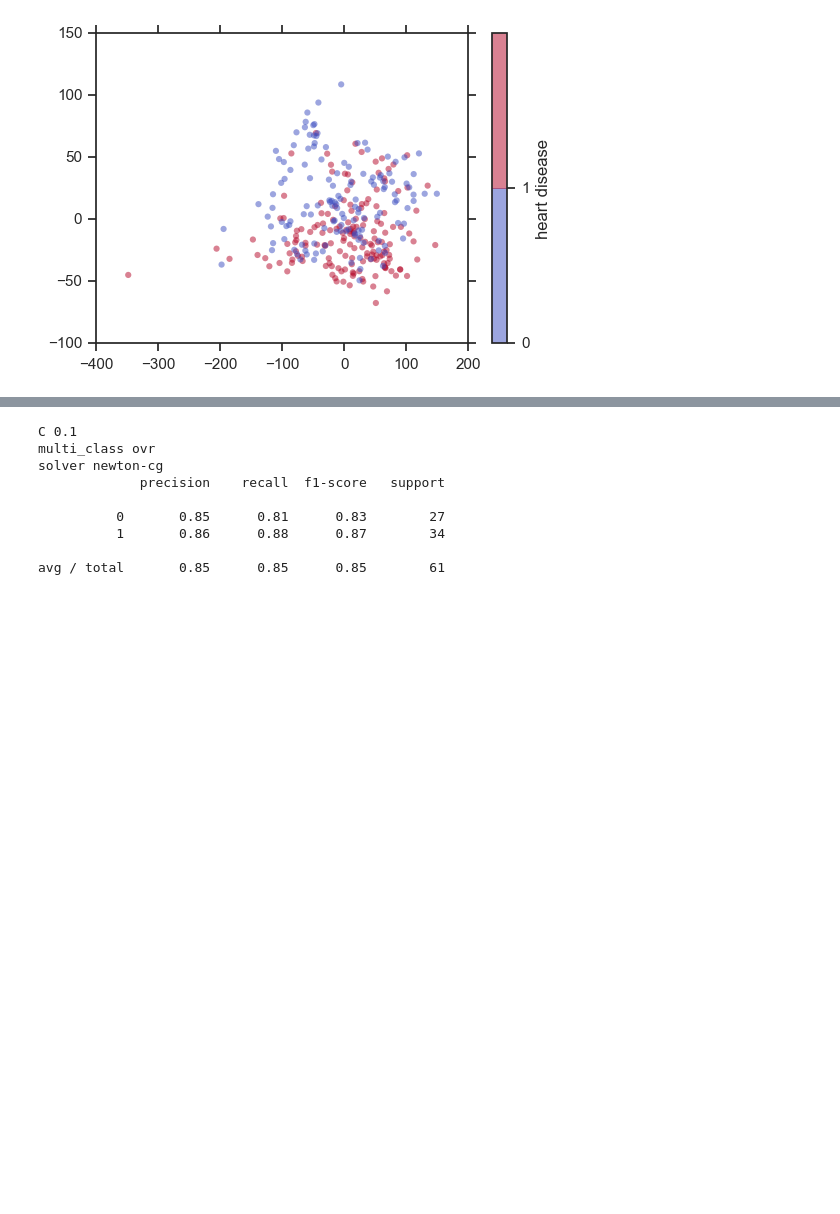
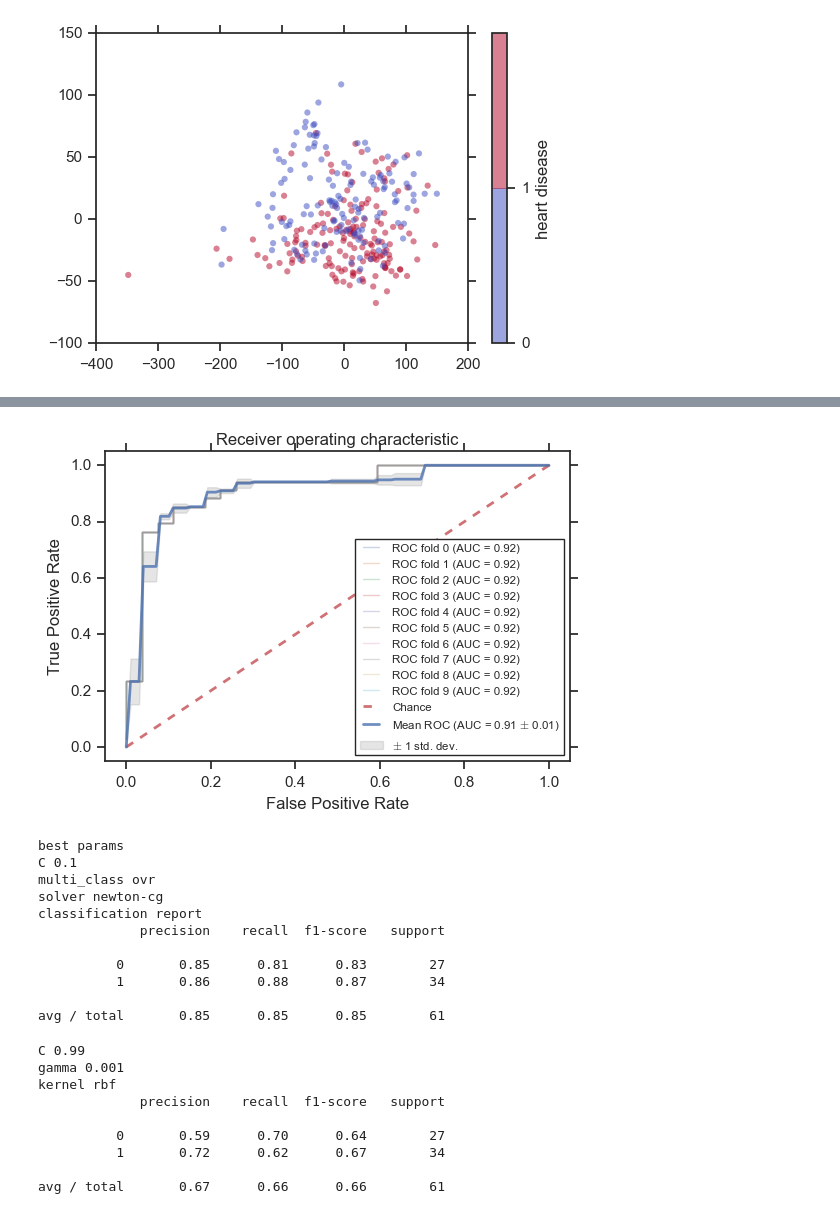
Before and after one commit to airnel48/Heart-Disease-Prediction, a Jupyter notebook: Predict-Heart-Disease-Cleveland-Database.ipynb, the cells around one changed output, grey strips where cells are left out. Cells and saved outputs as stored; diff of their text form; code cells hidden in the pictures; blank space fills up the shorter version.

```diff
--- a/Predict-Heart-Disease-Cleveland-Database.ipynb
+++ b/Predict-Heart-Disease-Cleveland-Database.ipynb
@@ -414,3 +449,28 @@ C 0.5
           1       0.85      0.85      0.85        34
 
 avg / total       0.84      0.84      0.84        61
+# %%
+from sklearn.linear_model import LogisticRegression
+
+estimator = LogisticRegression(random_state=0, penalty='l2')
+parameters = {
+        'multi_class': ('ovr','multinomial'),
+        'solver': ('newton-cg','lbfgs'),
+        'C': (0.01,0.1,0.5,0.9,0.99),
+}
+classifier = GridSearchCV(estimator=estimator, cv=cv, param_grid=parameters)
+
+model_output()
+# %% [output]
+[figure, added]
+best params
+C 0.1
+multi_class ovr
+solver newton-cg
+classification report
+             precision    recall  f1-score   support
+
+          0       0.85      0.81      0.83        27
+          1       0.86      0.88      0.87        34
+
+avg / total       0.85      0.85      0.85        61
@@ -417,30 +492,31 @@ avg / total       0.84      0.84      0.84        61
 # %%
-from sklearn.linear_model import LogisticRegression
-
-estimator = LogisticRegression(random_state=0, penalty='l2')
+estimator = SVC(random_state=0)
 parameters = {
-        'multi_class': ('ovr','multinomial'),
-        'solver': ('newton-cg','lbfgs'),
-        'C': (0.01,0.1,0.5,0.9,0.99),
+        'C': (0.01,0.05,0.1,0.5,0.9,0.99),
+        'kernel': ('rbf', 'sigmoid'),
+        'gamma': (0.001,0.01,0.05,0.1,0.5,0.9),
 }
 classifier = GridSearchCV(estimator=estimator, cv=cv, param_grid=parameters)
-classifier.fit(xtrain, ytrain)
-classifier.best_score_
 
-best_parameters = classifier.best_estimator_.get_params()
-for param_name in sorted(parameters.keys()):
-    print(param_name, best_parameters[param_name])
+model_output()
 
-y_model = classifier.predict(xtest)
-print(metrics.classification_report(ytest, y_model))
+#classifier.fit(xtrain, ytrain)
+#classifier.best_score_
+
+#best_parameters = classifier.best_estimator_.get_params()
+#for param_name in sorted(parameters.keys()):
+#    print(param_name, best_parameters[param_name])
+
+#y_model = classifier.predict(xtest)
+#print(metrics.classification_report(ytest, y_model))
 # %% [output]
-C 0.1
-multi_class ovr
-solver newton-cg
+C 0.99
+gamma 0.001
+kernel rbf
              precision    recall  f1-score   support
 
-          0       0.85      0.81      0.83        27
-          1       0.86      0.88      0.87        34
+          0       0.59      0.70      0.64        27
+          1       0.72      0.62      0.67        34
 
-avg / total       0.85      0.85      0.85        61
+avg / total       0.67      0.66      0.66        61
 # %%
```
Also changed, not shown: parts of 21 cells of this notebook.
